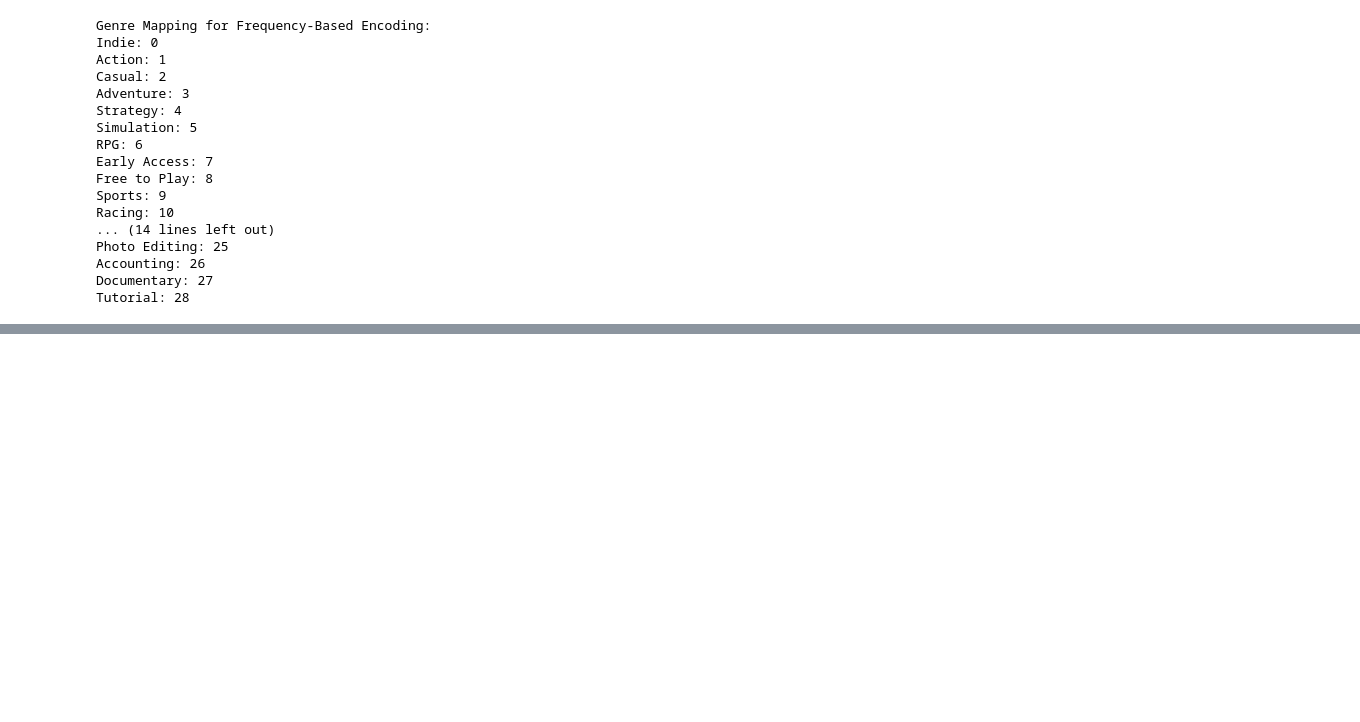
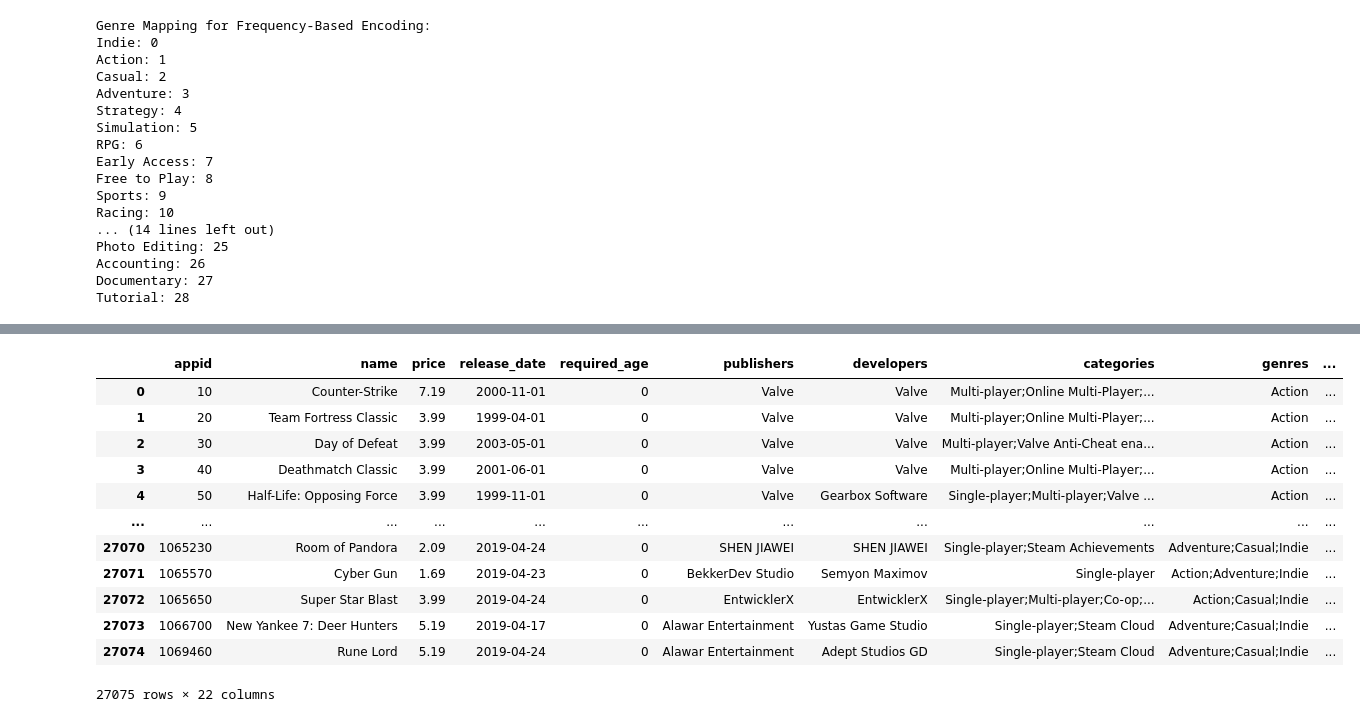
Before and after one commit to MoetazMohamed/Soen471Team30, a Jupyter notebook: soen471Project.ipynb, the cells around one changed output, grey strips where cells are left out. Drawn from its saved outputs; the diff is of its cells as text; code cells hidden in the pictures; blank space fills up the shorter version.

```diff
--- a/soen471Project.ipynb
+++ b/soen471Project.ipynb
@@ -261,0 +272,4 @@ KMeans(n_clusters=3)
+# %%
+kmeans = KMeans(n_clusters=3)
+kmeans.fit(X)
+data["labels"] =  kmeans.labels_
@@ -261,0 +280,22 @@ KMeans(n_clusters=3)
+# %%
+data["developers_list"] = data["developers"].str.split(';')
+exploded_data =  data.explode('developers_list')
+developer_counts_exploded = exploded_data["developers_list"].value_counts()
+exploded_data['developer_freq'] = exploded_data['developers_list'].map(developer_counts_exploded)
+avg_developer_freq = exploded_data.groupby(exploded_data.index).agg({'developer_freq': 'mean'})
+data["avg_developer_freq"] = avg_developer_freq["developer_freq"]
+data
+# %% [output]
+|  | appid | name | price | release_date | required_age | publishers | developers | categories | genres | ... |
+| 0 | 10 | Counter-Strike | 7.19 | 2000-11-01 | 0 | Valve | Valve | Multi-player;Online Multi-Player;... | Action | ... |
+| 1 | 20 | Team Fortress Classic | 3.99 | 1999-04-01 | 0 | Valve | Valve | Multi-player;Online Multi-Player;... | Action | ... |
+| 2 | 30 | Day of Defeat | 3.99 | 2003-05-01 | 0 | Valve | Valve | Multi-player;Valve Anti-Cheat ena... | Action | ... |
+| 3 | 40 | Deathmatch Classic | 3.99 | 2001-06-01 | 0 | Valve | Valve | Multi-player;Online Multi-Player;... | Action | ... |
+| 4 | 50 | Half-Life: Opposing Force | 3.99 | 1999-11-01 | 0 | Valve | Gearbox Software | Single-player;Multi-player;Valve ... | Action | ... |
+| ... | ... | ... | ... | ... | ... | ... | ... | ... | ... | ... |
+| 27070 | 1065230 | Room of Pandora | 2.09 | 2019-04-24 | 0 | SHEN JIAWEI | SHEN JIAWEI | Single-player;Steam Achievements | Adventure;Casual;Indie | ... |
+| 27071 | 1065570 | Cyber Gun | 1.69 | 2019-04-23 | 0 | BekkerDev Studio | Semyon Maximov | Single-player | Action;Adventure;Indie | ... |
+| 27072 | 1065650 | Super Star Blast | 3.99 | 2019-04-24 | 0 | EntwicklerX | EntwicklerX | Single-player;Multi-player;Co-op;... | Action;Casual;Indie | ... |
+| 27073 | 1066700 | New Yankee 7: Deer Hunters | 5.19 | 2019-04-17 | 0 | Alawar Entertainment | Yustas Game Studio | Single-player;Steam Cloud | Adventure;Casual;Indie | ... |
+| 27074 | 1069460 | Rune Lord | 5.19 | 2019-04-24 | 0 | Alawar Entertainment | Adept Studios GD | Single-player;Steam Cloud | Adventure;Casual;Indie | ... |
+27075 rows × 22 columns
```
Also changed, not shown: parts of 8 cells of this notebook.
